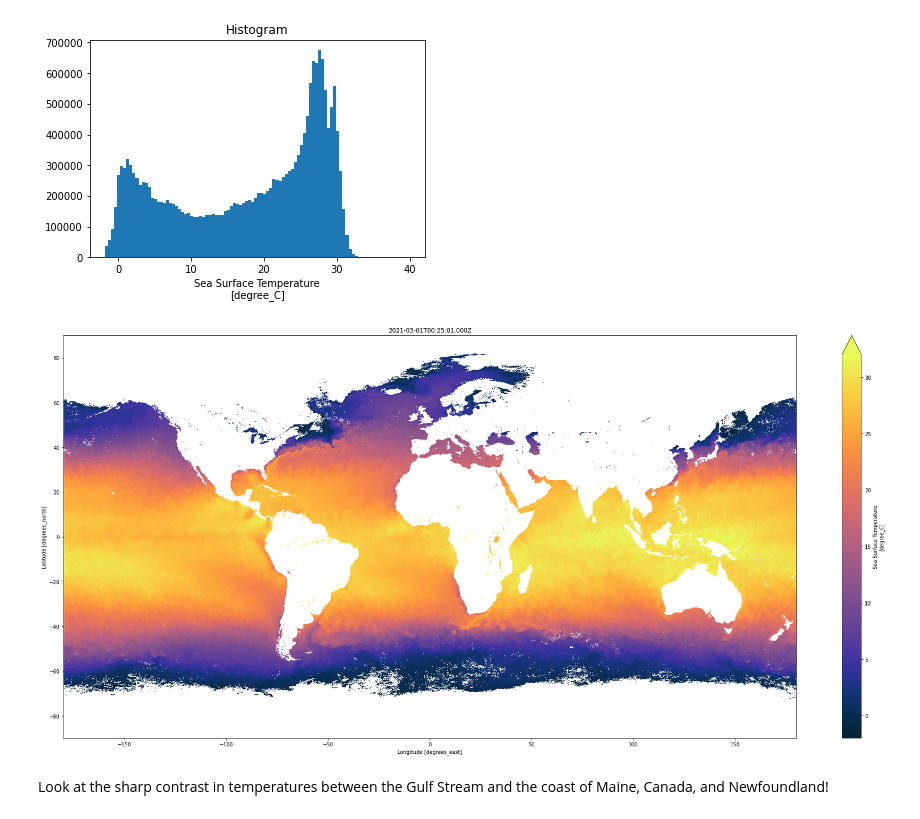
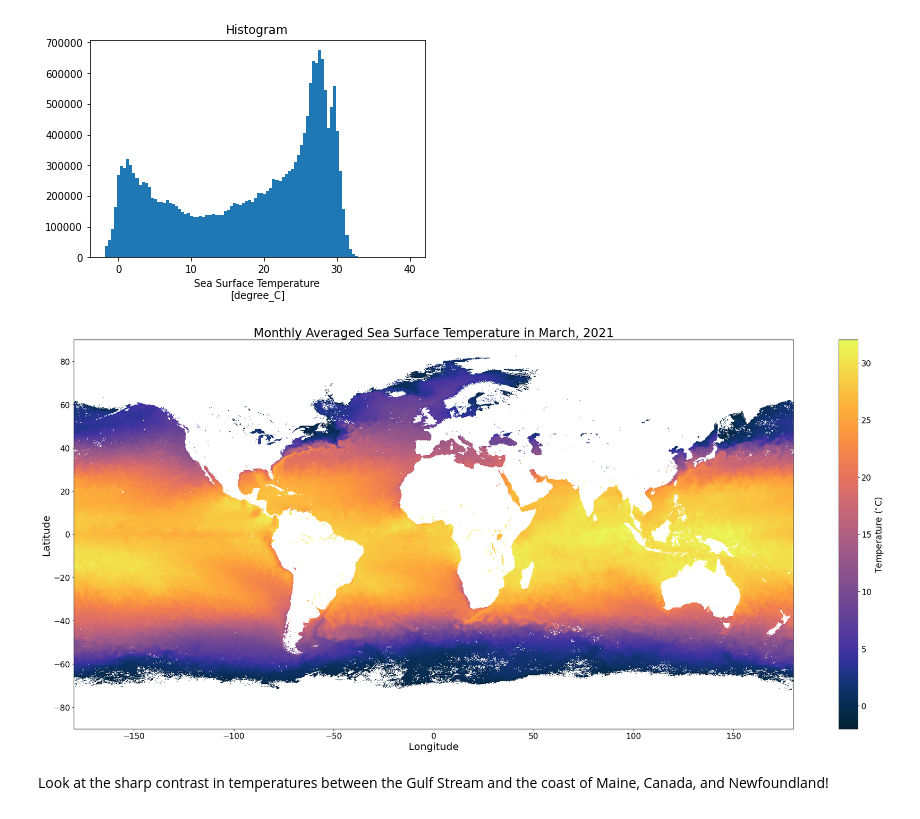
Before and after one commit to dgumustel/blog_visualizations, a Jupyter notebook: SST/modis-sst.ipynb, the cells around one changed output. Cells and saved outputs as stored; diff of their text form; code cells hidden in the pictures.

Commit message:
updated labels and fontsizes

```diff
--- a/SST/modis-sst.ipynb
+++ b/SST/modis-sst.ipynb
@@ -104,12 +98,22 @@ xr.plot.hist(datasets[-1].variables['sst'],bins=100)
  <BarContainer object of 100 artists>)
 [figure]
 # %%
-datasets[-1].sst.plot(x='lon', y='lat', figsize=(26,12), vmin=-2, vmax=32, cmap=cmocean.cm.thermal);
-plt.title(datasets[-1].attrs['time_coverage_start'])
+im = datasets[-1].sst.plot(x='lon', y='lat', figsize=(26,12), vmin=-2, vmax=32, cmap=cmocean.cm.thermal, add_colorbar=False)
+
+cb = plt.colorbar(im)
+cb.set_label(label = "Temperature ($^{\circ}$C)", size='xx-large')
+cb.ax.tick_params(labelsize=16)
+
+plt.title('Monthly Averaged Sea Surface Temperature in March, 2021', size=24)
+plt.ylabel('Latitude', size=20)
+plt.xlabel('Longitude', size=20)
+plt.xticks(size=16)
+plt.yticks(size=16)
+
 plt.tight_layout()
 plt.savefig('./visualizations/global_snapshot.png')
 # %% [output]
-[figure, old version]
+[figure, new version]
 # %% [markdown]
 Look at the sharp contrast in temperatures between the Gulf Stream and the coast of Maine, Canada, and Newfoundland!
 # %% [markdown]
```
Also changed, not shown: parts of 2 cells of this notebook, 1 other file.
